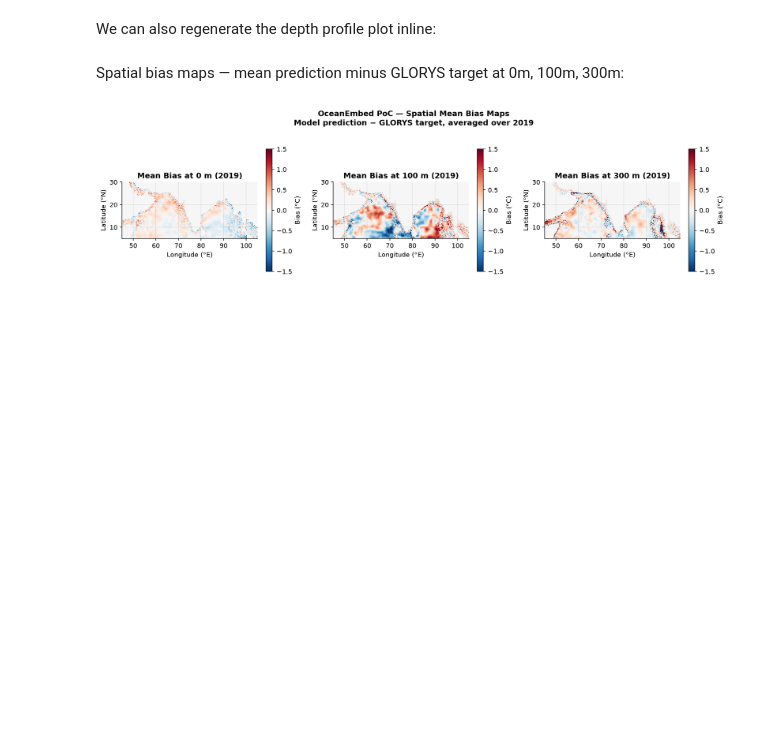
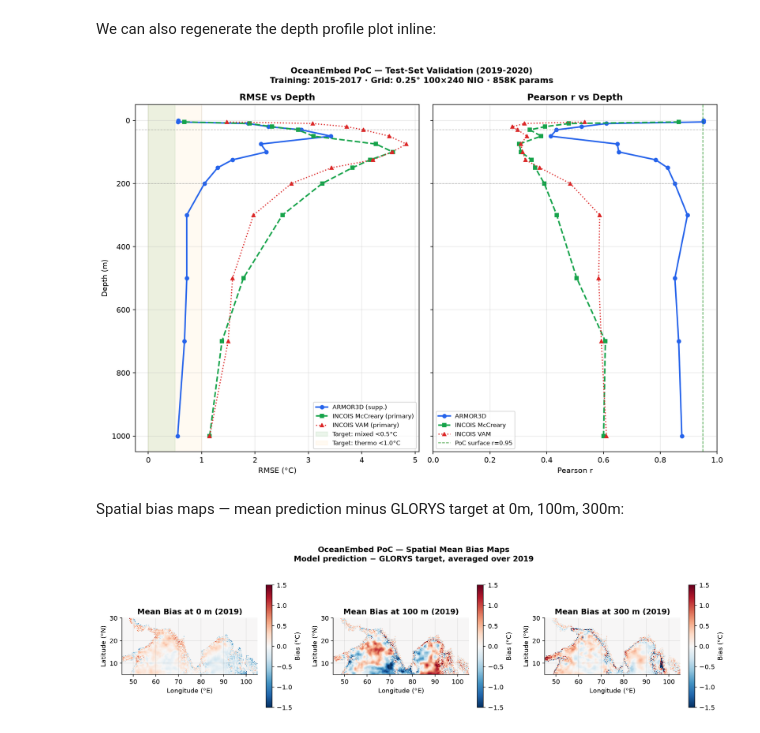
Before and after one commit to Ocean-Embed-MoES/OceanEmbed-poc, a Jupyter notebook: notebooks/04_validation.ipynb, the cells around one changed output. Drawn from its saved outputs; the diff is of its cells as text; code cells hidden in the pictures; blank space fills up the shorter version.

```diff
--- a/notebooks/04_validation.ipynb
+++ b/notebooks/04_validation.ipynb
@@ -100,34 +100,36 @@ vam_rmse_a, vam_r_a, _ = avg_years(results['primary'], 'incois_vam', DEPTH_LABEL
 ax_rmse, ax_r = axes
 ax_rmse.plot(armor_rmse_a, STANDARD_DEPTHS, 'o-', color='#2563eb', lw=2, ms=5, label='ARMOR3D (supp.)')
 ax_rmse.plot(mc_rmse_a, STANDARD_DEPTHS[1:], 's--', color='#16a34a', lw=2, ms=5, label='INCOIS McCreary (primary)')
 ax_rmse.plot(vam_rmse_a, STANDARD_DEPTHS[1:], '^:', color='#dc2626', lw=1.5, ms=5, label='INCOIS VAM (primary)')
 ax_rmse.axvspan(0, 0.5, alpha=0.08, color='green', label='Target: mixed <0.5°C')
 ax_rmse.axvspan(0, 1.0, alpha=0.05, color='orange', label='Target: thermo <1.0°C')
 ax_rmse.invert_yaxis()
 ax_rmse.set_xlabel('RMSE (°C)')
 ax_rmse.set_ylabel('Depth (m)')
 ax_rmse.set_title('RMSE vs Depth', fontweight='bold')
 ax_rmse.legend(fontsize=8)
 ax_rmse.grid(alpha=0.3)
 for d in [30, 200]: ax_rmse.axhline(d, color='gray', lw=0.8, ls='--', alpha=0.5)
 
 ax_r.plot(armor_r_a, STANDARD_DEPTHS, 'o-', color='#2563eb', lw=2, ms=5, label='ARMOR3D')
 ax_r.plot(mc_r_a, STANDARD_DEPTHS[1:], 's--', color='#16a34a', lw=2, ms=5, label='INCOIS McCreary')
 ax_r.plot(vam_r_a, STANDARD_DEPTHS[1:], '^:', color='#dc2626', lw=1.5, ms=5, label='INCOIS VAM')
 ax_r.axvline(0.95, color='green', ls='--', lw=1, alpha=0.7, label='PoC surface r=0.95')
 ax_r.set_xlabel('Pearson r')
 ax_r.set_xlim(0, 1)
 ax_r.set_title('Pearson r vs Depth', fontweight='bold')
 ax_r.legend(fontsize=8)
 ax_r.grid(alpha=0.3)
 for d in [30, 200]: ax_r.axhline(d, color='gray', lw=0.8, ls='--', alpha=0.5)
 
 fig.suptitle('OceanEmbed PoC — Test-Set Validation (2019-2020)\n'
-             'Training: 2015-2017 · Grid: 0.5° 50×120 NIO · 858K params',
+             'Training: 2015-2017 · Grid: 0.25° 100×240 NIO · 858K params',
              fontweight='bold', fontsize=11)
 plt.tight_layout()
 plt.savefig('../outputs/figures/depth_profile.png', dpi=150, bbox_inches='tight')
 plt.show()
+# %% [output]
+[figure, added]
 # %% [markdown]
 Spatial bias maps — mean prediction minus GLORYS target at 0m, 100m, 300m:
 # %%
```
Also changed, not shown: parts of 2 cells of this notebook, 10 other files.
